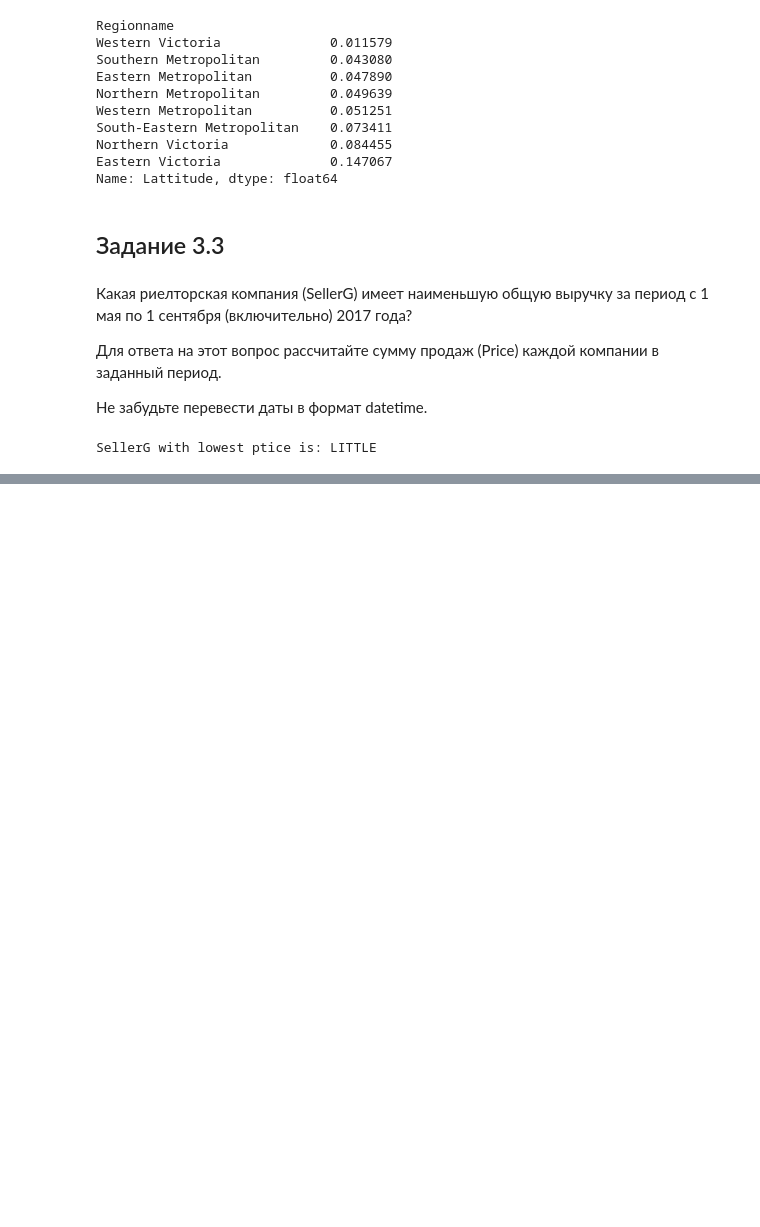
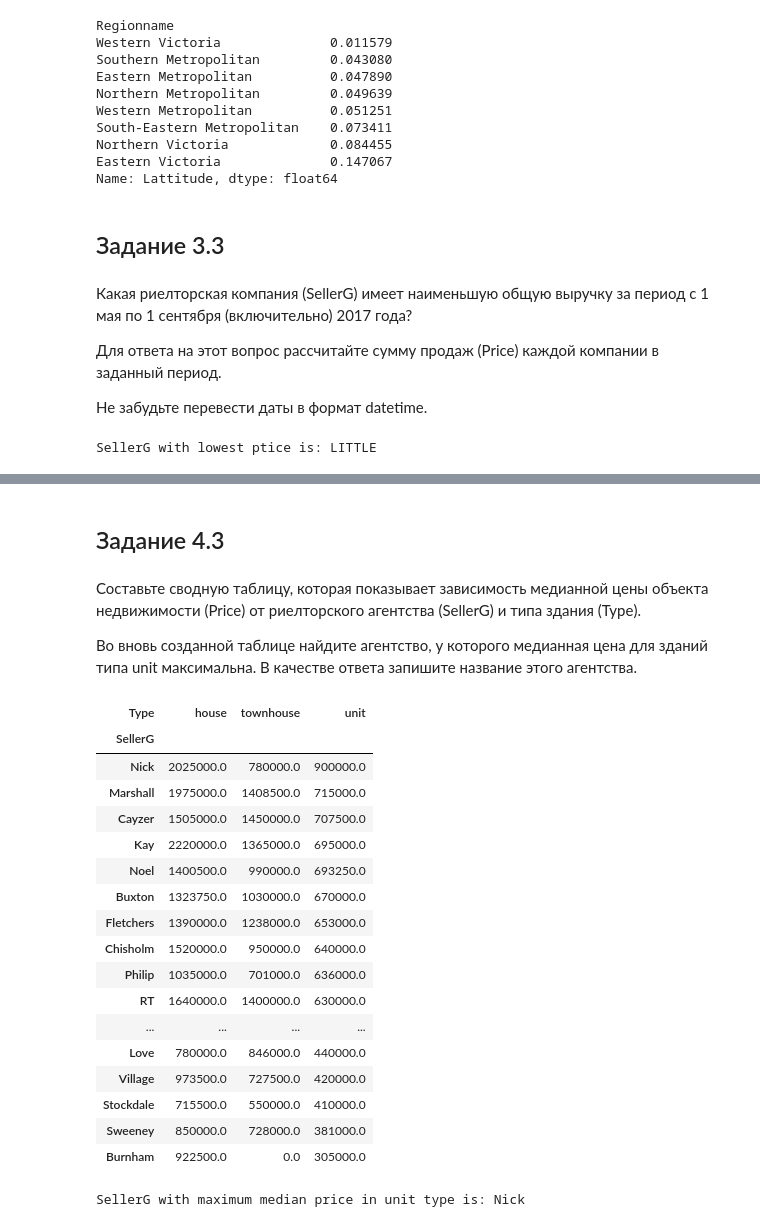
Before and after one commit to Barakuda12345g1/barakuda_rep_v6, a Jupyter notebook: barakuda_notebook/PY_12_advanced_pandas_methods/092. tasks.ipynb, the cells around one changed output, grey strips where cells are left out. Cells and saved outputs as stored; diff of their text form; code cells hidden in the pictures; blank space fills up the shorter version.

```diff
--- a/barakuda_notebook/PY_12_advanced_pandas_methods/092. tasks.ipynb
+++ b/barakuda_notebook/PY_12_advanced_pandas_methods/092. tasks.ipynb
@@ -266,0 +297,40 @@ SellerG with lowest ptice is: LITTLE
+# %% [markdown]
+## Задание 4.3
+# %% [markdown]
+
+Составьте сводную таблицу, которая показывает зависимость медианной цены объекта недвижимости (Price) от риелторского агентства (SellerG) и типа здания (Type).
+
+Во вновь созданной таблице найдите агентство, у которого медианная цена для зданий типа unit максимальна. В качестве ответа запишите название этого агентства.
+# %%
+# составляем сводную таблицу
+pivot = melb_df.pivot_table(
+    values='Price',
+    index='SellerG',
+    columns='Type',
+    aggfunc='median',
+    fill_value=0
+).sort_values(by='unit', ascending=False)
+# отображаем таблицу
+display(pivot)
+# красиво печатаем
+print(f'SellerG with maximum median price in unit type is: {pivot.index[0]}')
+# %% [output]
+| Type | house | townhouse | unit |
+| SellerG |  |  |  |
+| Nick | 2025000.0 | 780000.0 | 900000.0 |
+| Marshall | 1975000.0 | 1408500.0 | 715000.0 |
+| Cayzer | 1505000.0 | 1450000.0 | 707500.0 |
+| Kay | 2220000.0 | 1365000.0 | 695000.0 |
+| Noel | 1400500.0 | 990000.0 | 693250.0 |
+| Buxton | 1323750.0 | 1030000.0 | 670000.0 |
+| Fletchers | 1390000.0 | 1238000.0 | 653000.0 |
+| Chisholm | 1520000.0 | 950000.0 | 640000.0 |
+| Philip | 1035000.0 | 701000.0 | 636000.0 |
+| RT | 1640000.0 | 1400000.0 | 630000.0 |
+| ... | ... | ... | ... |
+| Love | 780000.0 | 846000.0 | 440000.0 |
+| Village | 973500.0 | 727500.0 | 420000.0 |
+| Stockdale | 715500.0 | 550000.0 | 410000.0 |
+| Sweeney | 850000.0 | 728000.0 | 381000.0 |
+| Burnham | 922500.0 | 0.0 | 305000.0 |
+SellerG with maximum median price in unit type is: Nick
```
Also changed, not shown: parts of 3 cells of this notebook, 5 other files.
